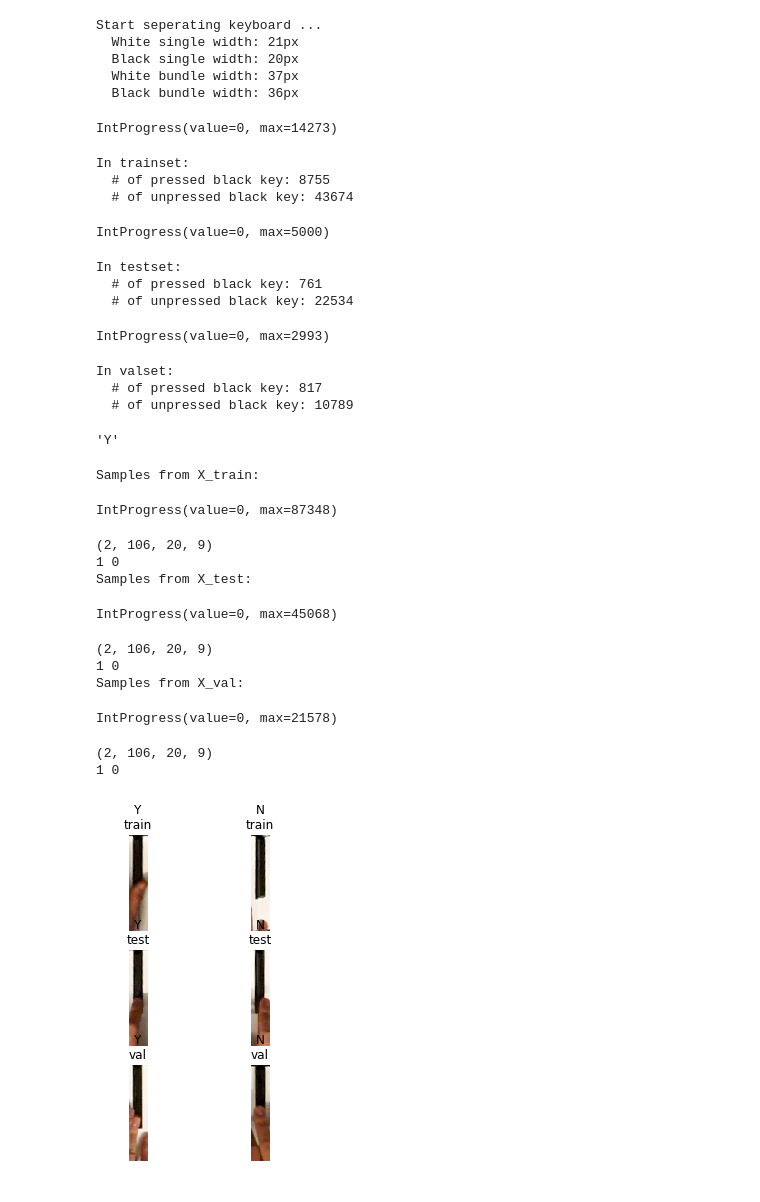
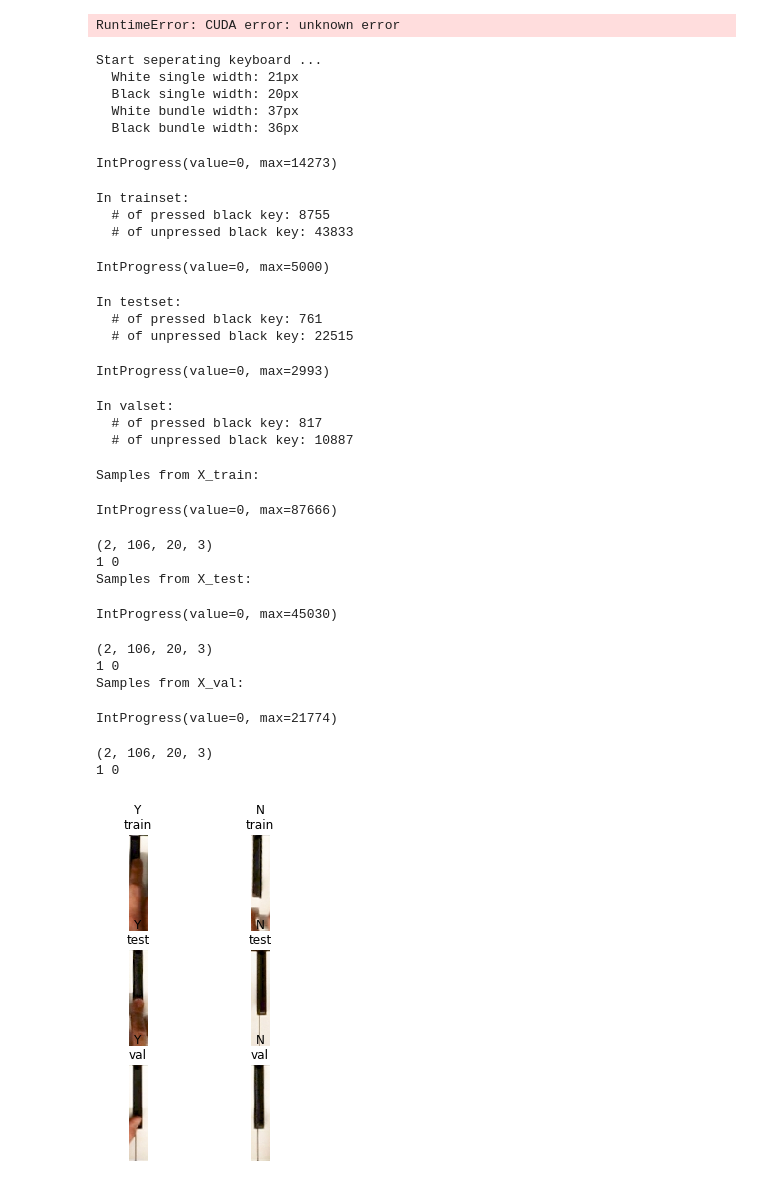
Before and after one commit to ppfish45/AI-Pianist, a Jupyter notebook: models/run_recognition_black.ipynb, the cells around one changed output. Cells and saved outputs as stored; diff of their text form; code cells hidden in the pictures.

Commit message:
Add dropout and remove concatenate. Not trained

```diff
--- a/models/run_recognition_black.ipynb
+++ b/models/run_recognition_black.ipynb
@@ -6,8 +6,16 @@ import matplotlib.pyplot as plt
 import cv2
 %load_ext autoreload
 %autoreload 2
+# %%
+concat = False
+delta = 3 if concat else 1
+channels = 3 * delta
+# %%
+bmodel = models.get_black_key_model(channels)
+# %% [output]
+RuntimeError: CUDA error: unknown error
 # %%
-dataset.load_all_data(color=['black'], size=['single'], keypress=True, concatenate=True, delta=3)
+dataset.load_all_data(color=['black'], size=['single'], keypress=True, concatenate=concat, delta=delta)
 # %% [output]
 Start seperating keyboard ...
   White single width: 21px
@@ -17,12 +25,12 @@ Start seperating keyboard ...
 IntProgress(value=0, max=14273)
 In trainset:
   # of pressed black key: 8755
-  # of unpressed black key: 43674
+  # of unpressed black key: 43833
 IntProgress(value=0, max=5000)
 In testset:
   # of pressed black key: 761
-  # of unpressed black key: 22534
+  # of unpressed black key: 22515
 IntProgress(value=0, max=2993)
 In valset:
   # of pressed black key: 817
-  # of unpressed black key: 10789
+  # of unpressed black key: 10887
@@ -31,43 +37,51 @@ import keypress_recognition.models as models
-# %%
-def visualize_keys(note):
-    """
-    note: bool
-    return: str
-    """
-    return ("Y" if note else "N")
-visualize_keys(True)
-# %% [output]
-'Y'
+# %%
+def visualize_keys(note):
+    """
+    note: bool
+    return: str
+    """
+    return ("Y" if note else "N")
+
+def display_concat_img(img, idx=None):
+    if concat:
+        if idx is None:
+            return img[:, :, :, 3:6]
+        else:
+            return img[idx, :, :, 3:6]
+    if idx is None:
+        return img
+    else:
+        return img[idx, :, :, :]
 # %%
 # print several images with labels
 fig, axarr = plt.subplots(3, 2, figsize=[4, 6])
 for ii, _type in enumerate(['train', 'test', 'val']):
 
     print(f'Samples from X_{_type}: ')
 
-    for imgb, noteb in dataset.data_batch(type=_type, size='single', color='black', batch_size=2, NCHW=False, need_velocity=False, concatenate=True):
+    for imgb, noteb in dataset.data_batch(type=_type, size='single', color='black', batch_size=2, NCHW=False, need_velocity=False, concatenate=concat):
         print(imgb.shape)
         print(noteb[0], noteb[1])
-        axarr[ii,0].imshow(cv2.cvtColor(imgb[0, :, :, 3:6], cv2.COLOR_BGR2RGB))
+        axarr[ii,0].imshow(cv2.cvtColor(display_concat_img(imgb, 0), cv2.COLOR_BGR2RGB))
         axarr[ii,0].set_title(visualize_keys(noteb[0]) + '\n' + _type)
         axarr[ii,0].axis('off')
-        axarr[ii,1].imshow(cv2.cvtColor(imgb[1, :, :, 3:6], cv2.COLOR_BGR2RGB))
+        axarr[ii,1].imshow(cv2.cvtColor(display_concat_img(imgb, 1), cv2.COLOR_BGR2RGB))
         axarr[ii,1].set_title(visualize_keys(noteb[1]) + '\n' + _type)
         axarr[ii,1].axis('off')
         break
 
 plt.show()
 # %% [output]
 Samples from X_train:
-IntProgress(value=0, max=87348)
+IntProgress(value=0, max=87666)
-(2, 106, 20, 9)
+(2, 106, 20, 3)
 1 0
 Samples from X_test:
-IntProgress(value=0, max=45068)
+IntProgress(value=0, max=45030)
-(2, 106, 20, 9)
+(2, 106, 20, 3)
 1 0
 Samples from X_val:
-IntProgress(value=0, max=21578)
+IntProgress(value=0, max=21774)
-(2, 106, 20, 9)
+(2, 106, 20, 3)
 1 0
-[figure, old version]
+[figure, new version]
```
Also changed, not shown: parts of 6 cells of this notebook, 1 other file.
